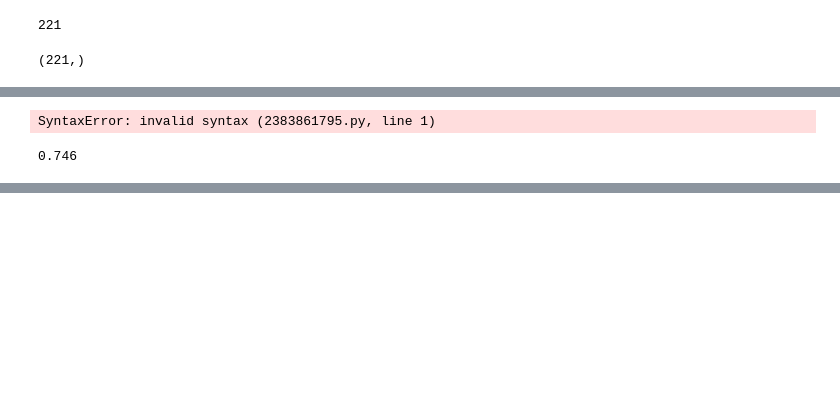
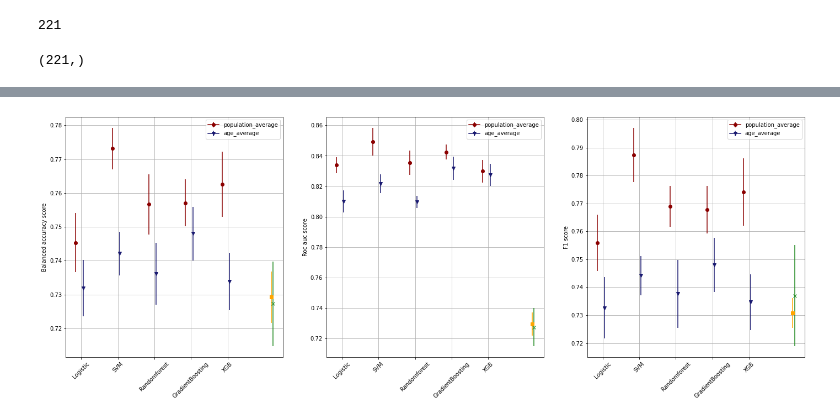
Before and after one commit to csabaiBio/ai4covid, a Jupyter notebook: notebooks/metrics.ipynb, the cells around one changed output, grey strips where cells are left out. Drawn from its saved outputs; the diff is of its cells as text; code cells hidden in the pictures; blank space fills up the shorter version.

```diff
--- a/notebooks/metrics.ipynb
+++ b/notebooks/metrics.ipynb
@@ -569,7 +569,7 @@ base_path, model_cross_val_paths, model_datasets
        dtype='<U24'),
  array(['age_average', 'pop_average'], dtype='<U11'))
 # %%
-current_fold_path = os.path.join( base_path, cross_val_paths[0] )
+current_fold_path = os.path.join( base_path, model_cross_val_paths[0] )
 model_checkpoint_dir = os.listdir( current_fold_path )
 model_checkpoint_dir
 # %% [output]
@@ -657,4 +659,4 @@ def five_fold_cv_model_eval_NN_pred_only(dataset='age_average'):
 
     return scores
 # %%
-five_fold_cv_model_eval_NN_pred_only('age_average')
+scores_age_avg = five_fold_cv_model_eval_NN_pred_only('age_average')
@@ -677,2 +663,2 @@ five_fold_cv_model_eval_NN_pred_only('age_average')
 # %%
-five_fold_cv_model_eval_NN_pred_only('pop_average')
+scores_pop_avg = five_fold_cv_model_eval_NN_pred_only('population_average')
@@ -820,6 +664,0 @@ balanced_accuracy_all
-# %%
-
-random forest	decision tree	logistic_regression	knn	xgb
-0	0.747	0.671	0.73	0.698	0.744
-# %% [output]
-SyntaxError: invalid syntax (2383861795.py, line 1)
@@ -830,5 +665,34 @@ rf_preds   = ensemble.RandomForestClassifier(random_state=42).fit(trainClinDataI
-# %%
-balanced_accuracy = np.round(metrics.balanced_accuracy_score(y_pred=rf_preds, y_true=validClinDataImputedAgeAvg_cv3['Prognosis'].apply(lambda x: 0 if x =='MILD' else 1)), 3)
-balanced_accuracy
-# %% [output]
-0.746
+# %%
+def plot_scores(scores, current_model, color, m, dataset, shift):
+    ax1 = plt.subplot(131)
+    value = np.mean( scores['balanced_accuracy'] )
+    std_err = np.std( scores['balanced_accuracy'] ) / np.sqrt(5)
+    sc = plt.errorbar( 5+shift, value, yerr=std_err, label=current_model, c=color, marker=m )
+    plt.ylabel('Balanced accuracy score')
+    plt.grid(True)
+    sc.set_label(dataset)
+
+    ax2 = plt.subplot(132)
+    value = np.mean( scores['roc_auc'] )
+    std_err = np.std( scores['roc_auc'] ) / np.sqrt(5)
+    sc = plt.errorbar( 5+shift, value, yerr=std_err, label=current_model, c=color, marker=m )
+    plt.ylabel('Roc auc score')
+    plt.grid(True)
+    sc.set_label(dataset)
+
+    ax3 = plt.subplot(133)
+    value = np.mean( scores['f1'] )
+    std_err = np.std( scores['f1'] ) / np.sqrt(5)
+    sc = plt.errorbar( 5+shift, value, yerr=std_err, label=current_model, c=color, marker=m )
+    plt.ylabel('F1 score')
+    plt.grid(True)
+    sc.set_label(dataset)
+# %%
+fig = plt.figure( figsize=(24,8) )
+fit_and_eval_models( num_to_model, models_to_run, fig, dataset='population_average', color='darkred', m='o', shift=-0.15)
+#fit_and_eval_models( num_to_model, models_to_run, fig, dataset='population_sampled', color='forestgreen', m='x', shift=-0.05)
+fit_and_eval_models( num_to_model, models_to_run, fig, dataset='age_average', color='midnightblue', m='v', shift=0.05)
+#fit_and_eval_models( num_to_model, models_to_run, fig, dataset='hospital_average', color='orange', m='s', shift=0.15)
+plot_scores(scores_age_avg, 'Hybrid NN', color='orange', m='s', dataset='hybrid age_avg', shift=.2)
+plot_scores(scores_pop_avg, 'Hybrid NN', color='forestgreen', m='x', dataset='hybrid pop_avg', shift=.25)
+# %% [output]
@@ -834,0 +709 @@ balanced_accuracy
+[figure, added]
```
Also changed, not shown: parts of 19 cells of this notebook.
